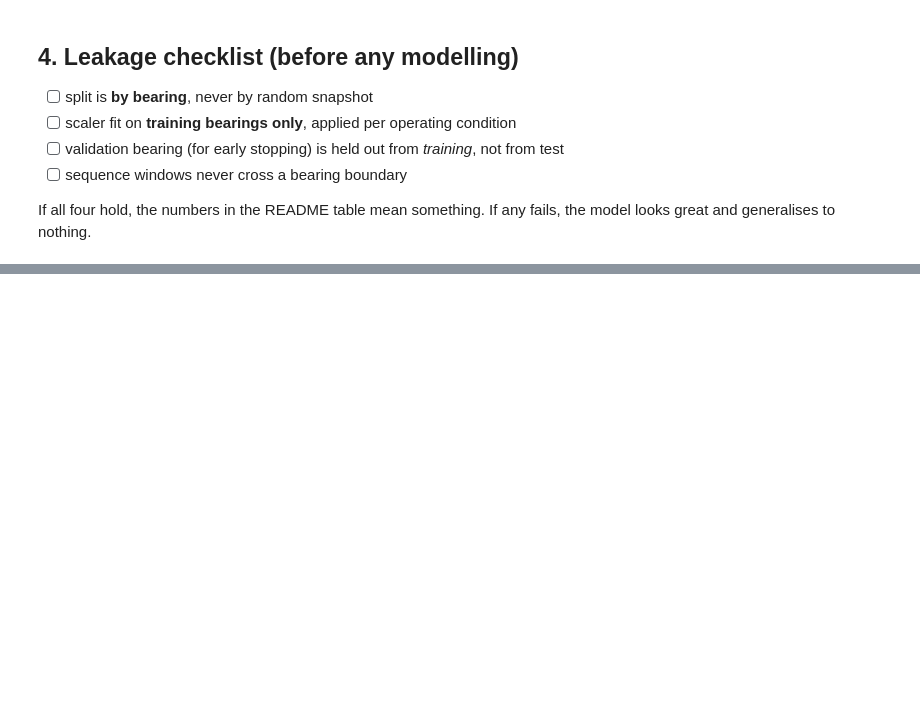
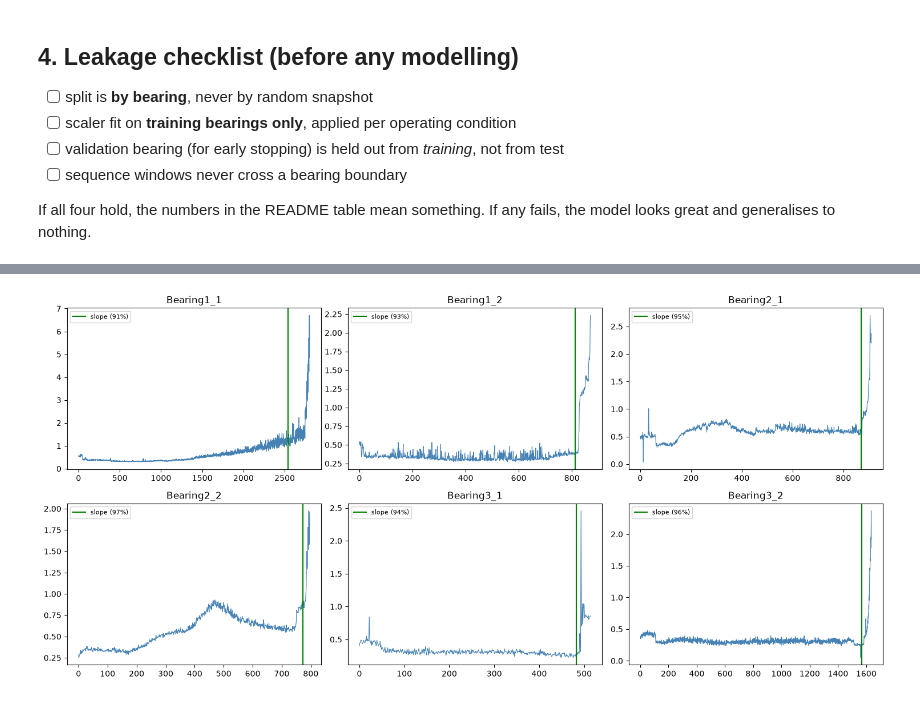
Before and after one commit to yuri-amorelli/femto-rul, a Jupyter notebook: notebooks/01_methodology.ipynb, the cells around one changed output, grey strips where cells are left out. Drawn from its saved outputs; the diff is of its cells as text; code cells hidden in the pictures; blank space fills up the shorter version.

```diff
--- a/notebooks/01_methodology.ipynb
+++ b/notebooks/01_methodology.ipynb
@@ -385,0 +386,17 @@ Bearing3_3         689        745     0.356     0.400  |      751 / 844
+# %%
+import numpy as np, matplotlib.pyplot as plt
+from src import config
+from src.features import build_feature_frame
+from src.labeling import detect_fpt_slope
+
+names = ["Bearing1_1","Bearing1_2","Bearing2_1","Bearing2_2","Bearing3_1","Bearing3_2"]
+fig, axes = plt.subplots(2, 3, figsize=(15, 7))
+for ax, n in zip(axes.ravel(), names):
+    rms = build_feature_frame(config.DATA_ROOT/"Learning_set"/n)["h_rms"].to_numpy()
+    fpt = detect_fpt_slope(rms)
+    ax.plot(rms, color="steelblue", lw=0.8)
+    ax.axvline(fpt, color="green", label=f"slope ({100*fpt/len(rms):.0f}%)")
+    ax.set_title(n); ax.legend(fontsize=8)
+plt.tight_layout()
+# %% [output]
+[figure, added]
```
Also changed, not shown: parts of 21 cells of this notebook.
